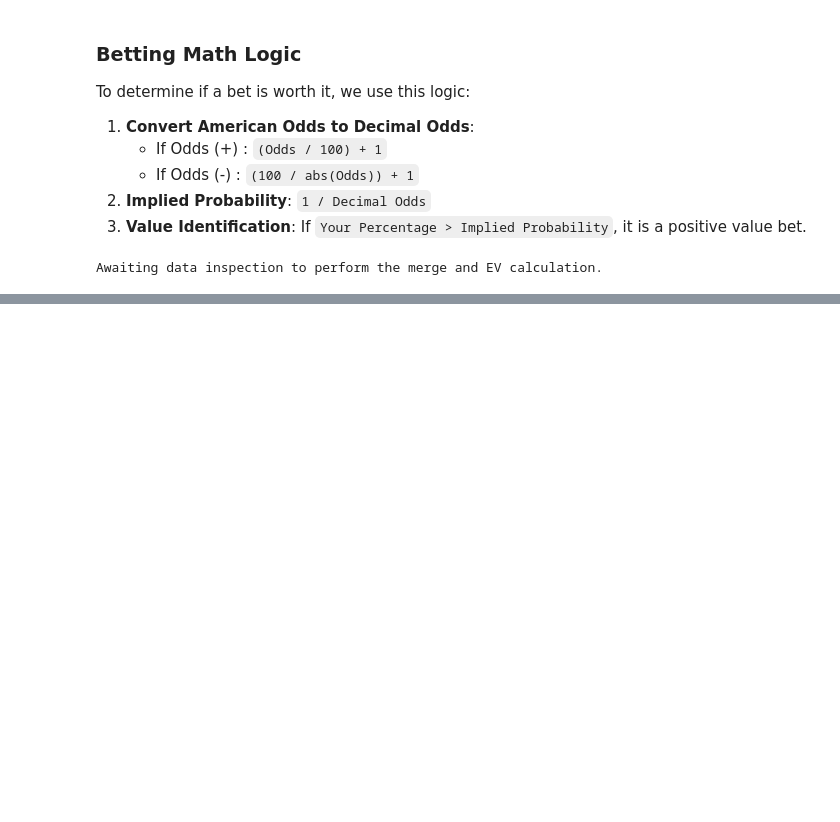
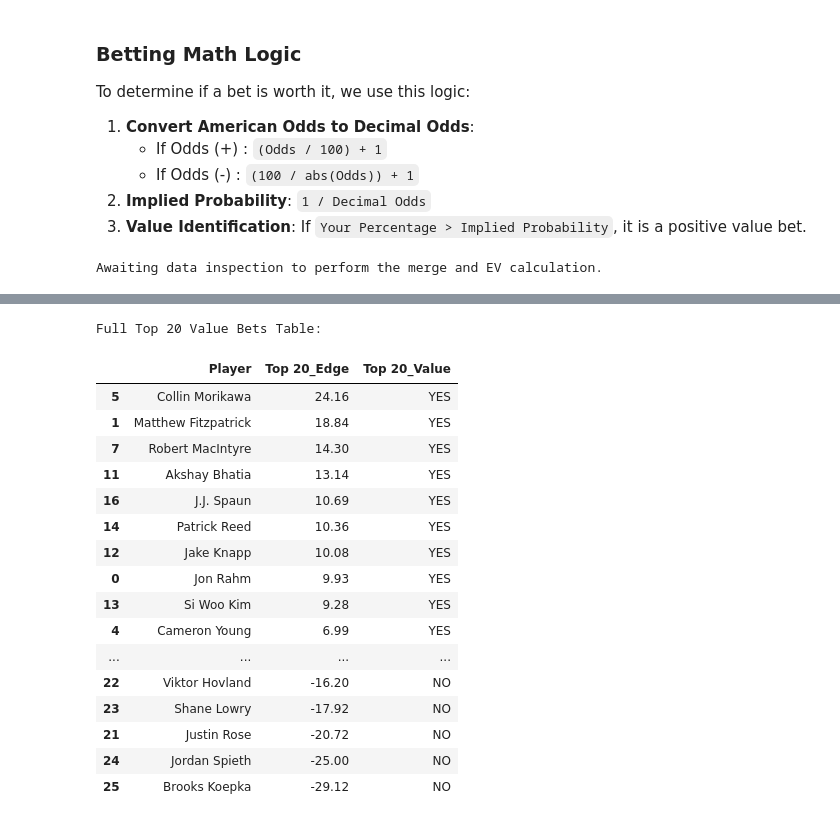
Before and after one commit to nmatthews5/GithubAction, a Jupyter notebook: Masters.ipynb, the cells around one changed output, grey strips where cells are left out. Cells and saved outputs as stored; diff of their text form; code cells hidden in the pictures; blank space fills up the shorter version.

```diff
--- a/Masters.ipynb
+++ b/Masters.ipynb
@@ -110,0 +146,24 @@ Top Value Bets for Top 20 Finish:
+# %%
+print("Full Top 20 Value Bets Table:")
+# Displaying the Player, Top 20 Edge, and the Value decision
+top20_value_df = value_df[['Player', 'Top 20_Edge', 'Top 20_Value']].sort_values(by='Top 20_Edge', ascending=False)
+display(top20_value_df)
+# %% [output]
+Full Top 20 Value Bets Table:
+|  | Player | Top 20_Edge | Top 20_Value |
+| 5 | Collin Morikawa | 24.16 | YES |
+| 1 | Matthew Fitzpatrick | 18.84 | YES |
+| 7 | Robert MacIntyre | 14.30 | YES |
+| 11 | Akshay Bhatia | 13.14 | YES |
+| 16 | J.J. Spaun | 10.69 | YES |
+| 14 | Patrick Reed | 10.36 | YES |
+| 12 | Jake Knapp | 10.08 | YES |
+| 0 | Jon Rahm | 9.93 | YES |
+| 13 | Si Woo Kim | 9.28 | YES |
+| 4 | Cameron Young | 6.99 | YES |
+| ... | ... | ... | ... |
+| 22 | Viktor Hovland | -16.20 | NO |
+| 23 | Shane Lowry | -17.92 | NO |
+| 21 | Justin Rose | -20.72 | NO |
+| 24 | Jordan Spieth | -25.00 | NO |
+| 25 | Brooks Koepka | -29.12 | NO |
```
Also changed, not shown: parts of 5 cells of this notebook.
